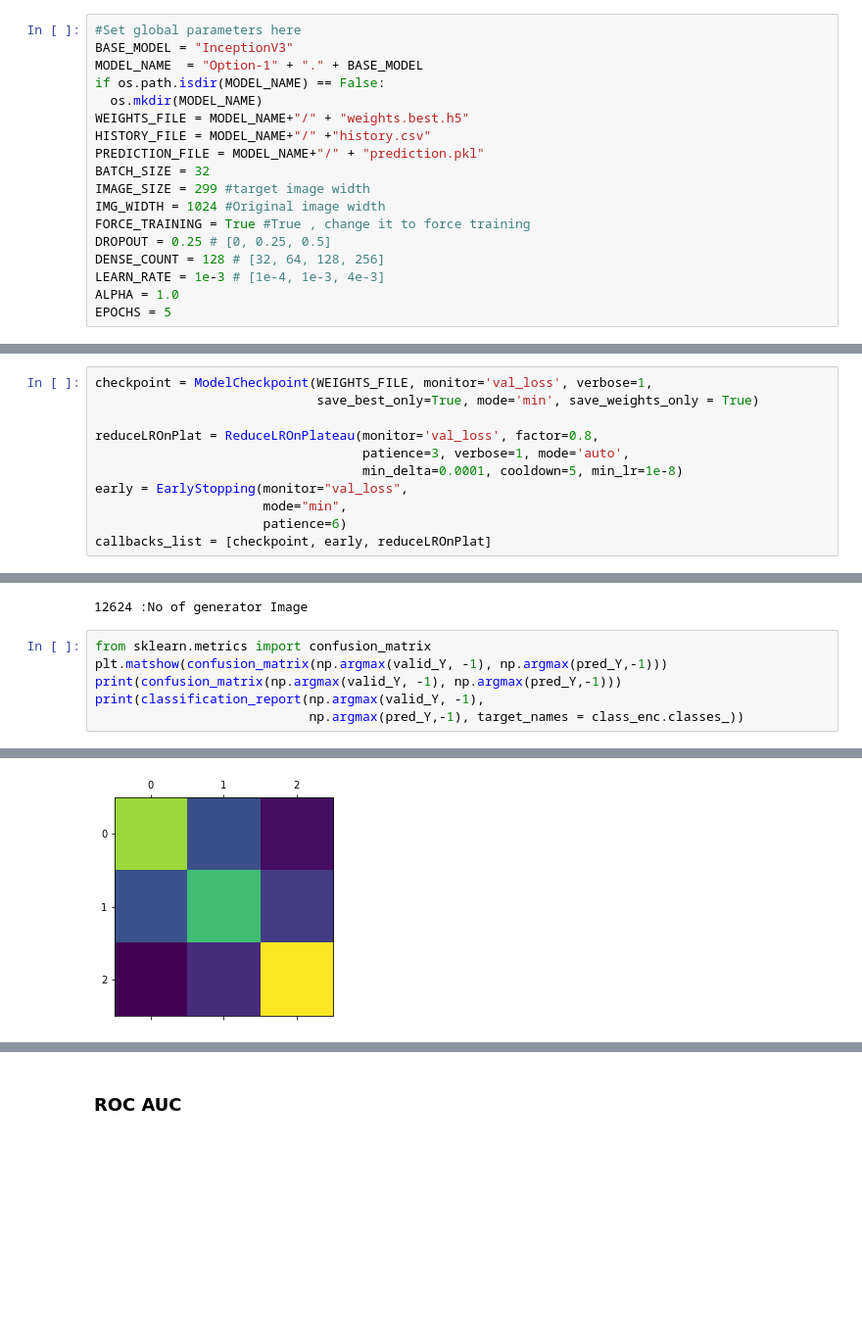
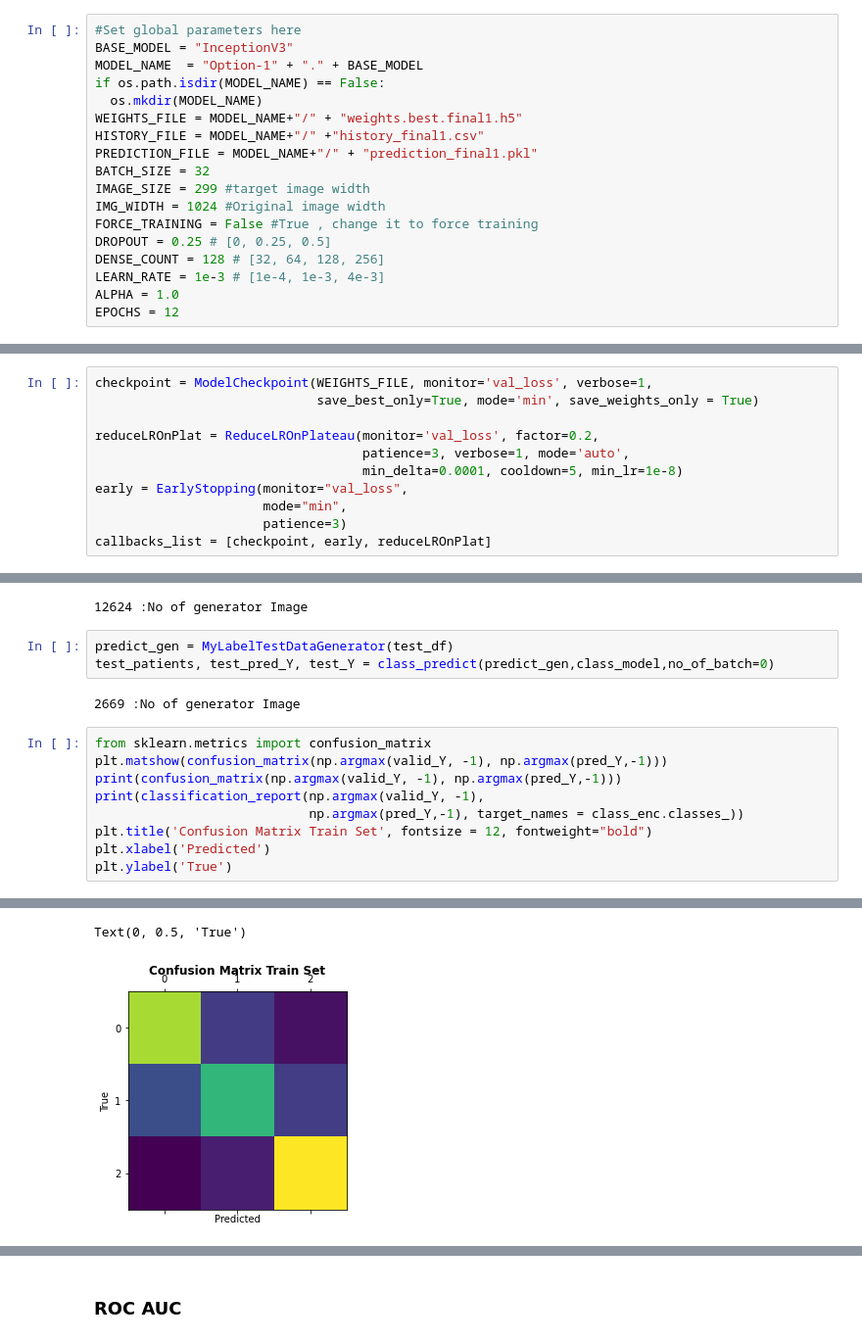
Before and after one commit to pswaruppk/GL_CAPSTONE, a Jupyter notebook: classification_option1_InceptionV3.ipynb, the cells around one changed output, grey strips where cells are left out. Shown: that part at 98% size. Saved outputs shown, nothing was run; the diff lists cells and outputs as text; blank space fills up the shorter version.

```diff
--- a/classification_option1_InceptionV3.ipynb
+++ b/classification_option1_InceptionV3.ipynb
@@ -42,15 +48,15 @@ BASE_MODEL = "InceptionV3"
 MODEL_NAME  = "Option-1" + "." + BASE_MODEL
 if os.path.isdir(MODEL_NAME) == False:
   os.mkdir(MODEL_NAME)
-WEIGHTS_FILE = MODEL_NAME+"/" + "weights.best.h5"
-HISTORY_FILE = MODEL_NAME+"/" +"history.csv"
-PREDICTION_FILE = MODEL_NAME+"/" + "prediction.pkl"
+WEIGHTS_FILE = MODEL_NAME+"/" + "weights.best.final1.h5"
+HISTORY_FILE = MODEL_NAME+"/" +"history_final1.csv"
+PREDICTION_FILE = MODEL_NAME+"/" + "prediction_final1.pkl"
 BATCH_SIZE = 32
 IMAGE_SIZE = 299 #target image width
 IMG_WIDTH = 1024 #Original image width
-FORCE_TRAINING = True #True , change it to force training
+FORCE_TRAINING = False #True , change it to force training
 DROPOUT = 0.25 # [0, 0.25, 0.5]
 DENSE_COUNT = 128 # [32, 64, 128, 256]
 LEARN_RATE = 1e-3 # [1e-4, 1e-3, 4e-3]
 ALPHA = 1.0
-EPOCHS = 5
+EPOCHS = 12
@@ -259,10 +483,10 @@ plot_model(top_model)
 checkpoint = ModelCheckpoint(WEIGHTS_FILE, monitor='val_loss', verbose=1,
                              save_best_only=True, mode='min', save_weights_only = True)
 
-reduceLROnPlat = ReduceLROnPlateau(monitor='val_loss', factor=0.8,
+reduceLROnPlat = ReduceLROnPlateau(monitor='val_loss', factor=0.2,
                                    patience=3, verbose=1, mode='auto',
                                    min_delta=0.0001, cooldown=5, min_lr=1e-8)
 early = EarlyStopping(monitor="val_loss",
                       mode="min",
-                      patience=6)
+                      patience=3)
 callbacks_list = [checkpoint, early, reduceLROnPlat]
@@ -362,10 +598,18 @@ else:
   file.close()
 # %% [output]
 12624 :No of generator Image
+# %%
+predict_gen = MyLabelTestDataGenerator(test_df)
+test_patients, test_pred_Y, test_Y = class_predict(predict_gen,class_model,no_of_batch=0)
+# %% [output]
+2669 :No of generator Image
 # %%
 from sklearn.metrics import confusion_matrix
 plt.matshow(confusion_matrix(np.argmax(valid_Y, -1), np.argmax(pred_Y,-1)))
 print(confusion_matrix(np.argmax(valid_Y, -1), np.argmax(pred_Y,-1)))
 print(classification_report(np.argmax(valid_Y, -1),
                             np.argmax(pred_Y,-1), target_names = class_enc.classes_))
+plt.title('Confusion Matrix Train Set', fontsize = 12, fontweight="bold")
+plt.xlabel('Predicted')
+plt.ylabel('True')
 # %% [output]
@@ -384 +628,2 @@ No Lung Opacity / Not Normal       0.63      0.60      0.61      4208
+Text(0, 0.5, 'True')
-[figure, old version]
+[figure, new version]
```
Also changed, not shown: parts of 59 cells of this notebook.
